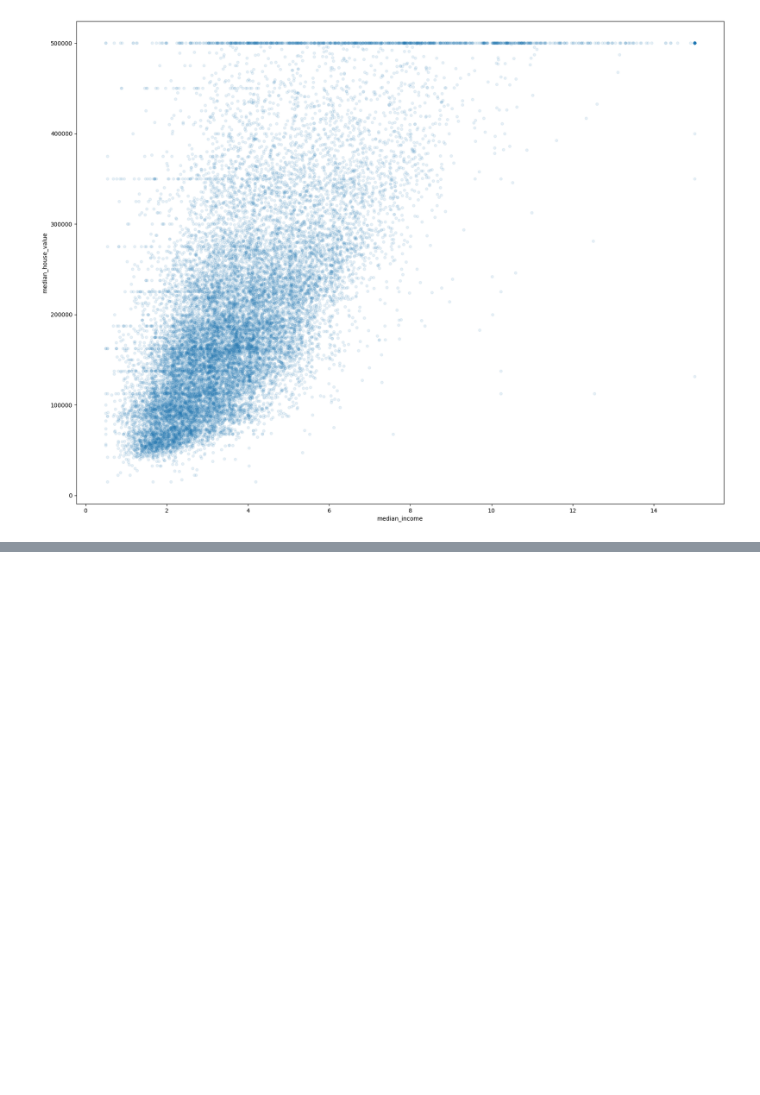
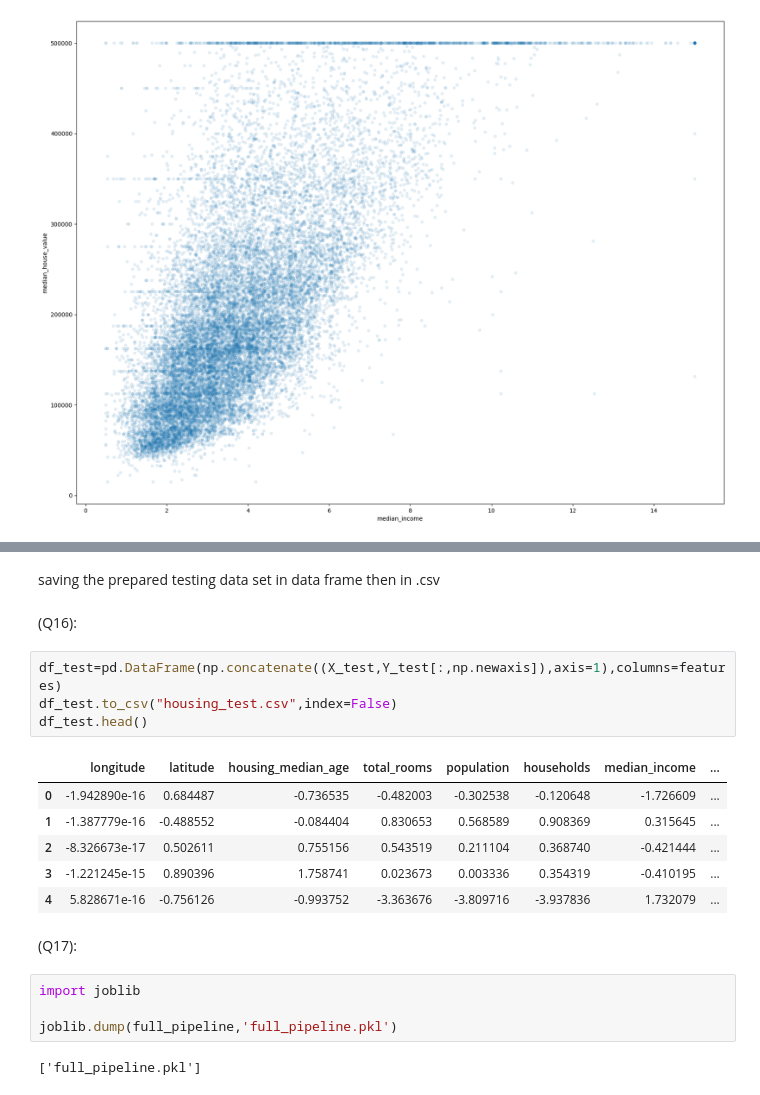
Before and after one commit to ahmed-khalil-omrani/Machine_Learning_Lab2, a Jupyter notebook: Lab2.ipynb, the cells around one changed output, grey strips where cells are left out. Saved outputs shown, nothing was run; the diff lists cells and outputs as text; blank space fills up the shorter version.

```diff
--- a/Lab2.ipynb
+++ b/Lab2.ipynb
@@ -238,0 +431,23 @@ housing.plot(kind="scatter",x="median_income",y="median_house_value",figsize=(20
+# %% [markdown]
+saving the prepared testing data set in data frame then in .csv
+# %% [markdown]
+(Q16):
+# %%
+df_test=pd.DataFrame(np.concatenate((X_test,Y_test[:,np.newaxis]),axis=1),columns=features)
+df_test.to_csv("housing_test.csv",index=False)
+df_test.head()
+# %% [output]
+|  | longitude | latitude | housing_median_age | total_rooms | population | households | median_income | ... |
+| 0 | -1.942890e-16 | 0.684487 | -0.736535 | -0.482003 | -0.302538 | -0.120648 | -1.726609 | ... |
+| 1 | -1.387779e-16 | -0.488552 | -0.084404 | 0.830653 | 0.568589 | 0.908369 | 0.315645 | ... |
+| 2 | -8.326673e-17 | 0.502611 | 0.755156 | 0.543519 | 0.211104 | 0.368740 | -0.421444 | ... |
+| 3 | -1.221245e-15 | 0.890396 | 1.758741 | 0.023673 | 0.003336 | 0.354319 | -0.410195 | ... |
+| 4 | 5.828671e-16 | -0.756126 | -0.993752 | -3.363676 | -3.809716 | -3.937836 | 1.732079 | ... |
+# %% [markdown]
+(Q17):
+# %%
+import joblib
+
+joblib.dump(full_pipeline,'full_pipeline.pkl')
+# %% [output]
+['full_pipeline.pkl']
```
Also changed, not shown: parts of 21 cells of this notebook, 5 other files.
